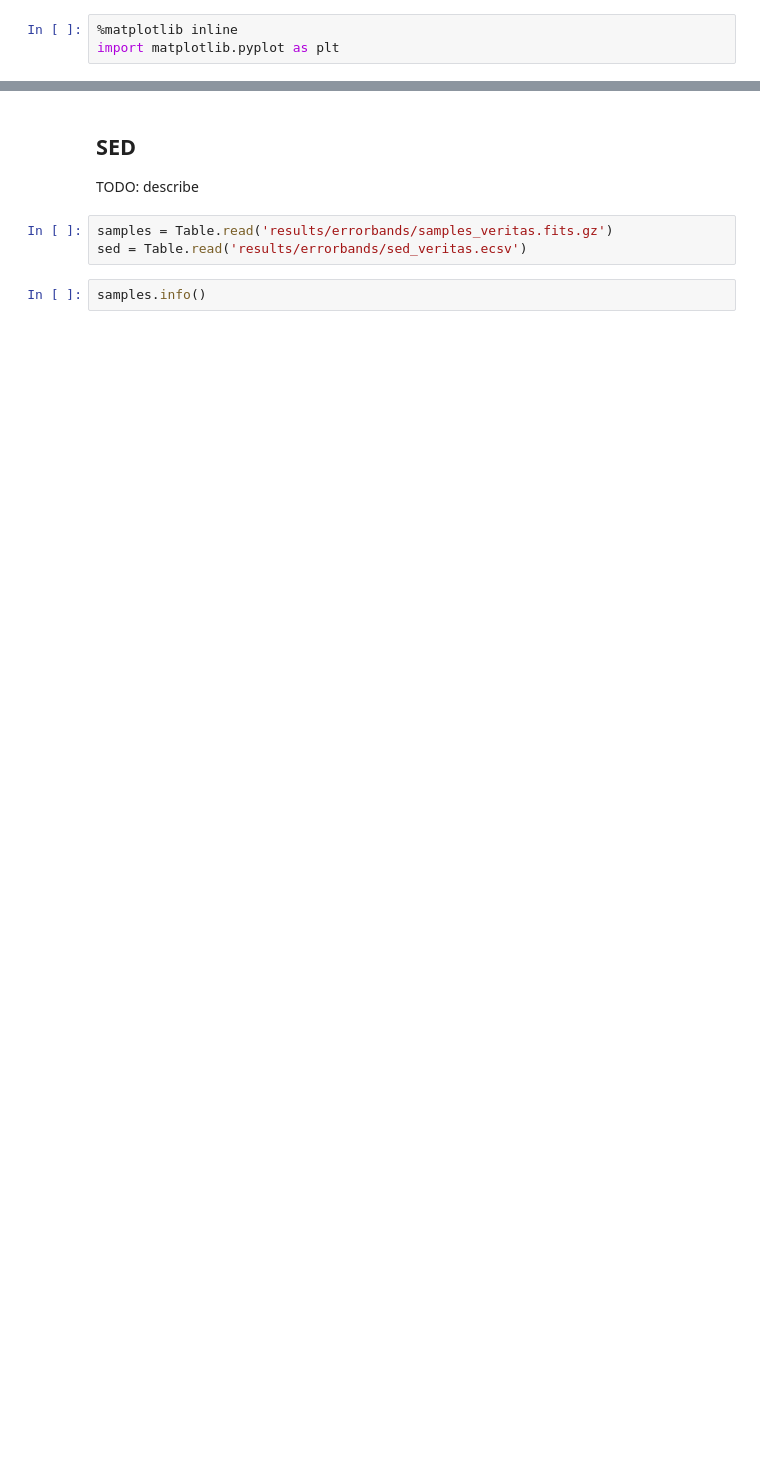
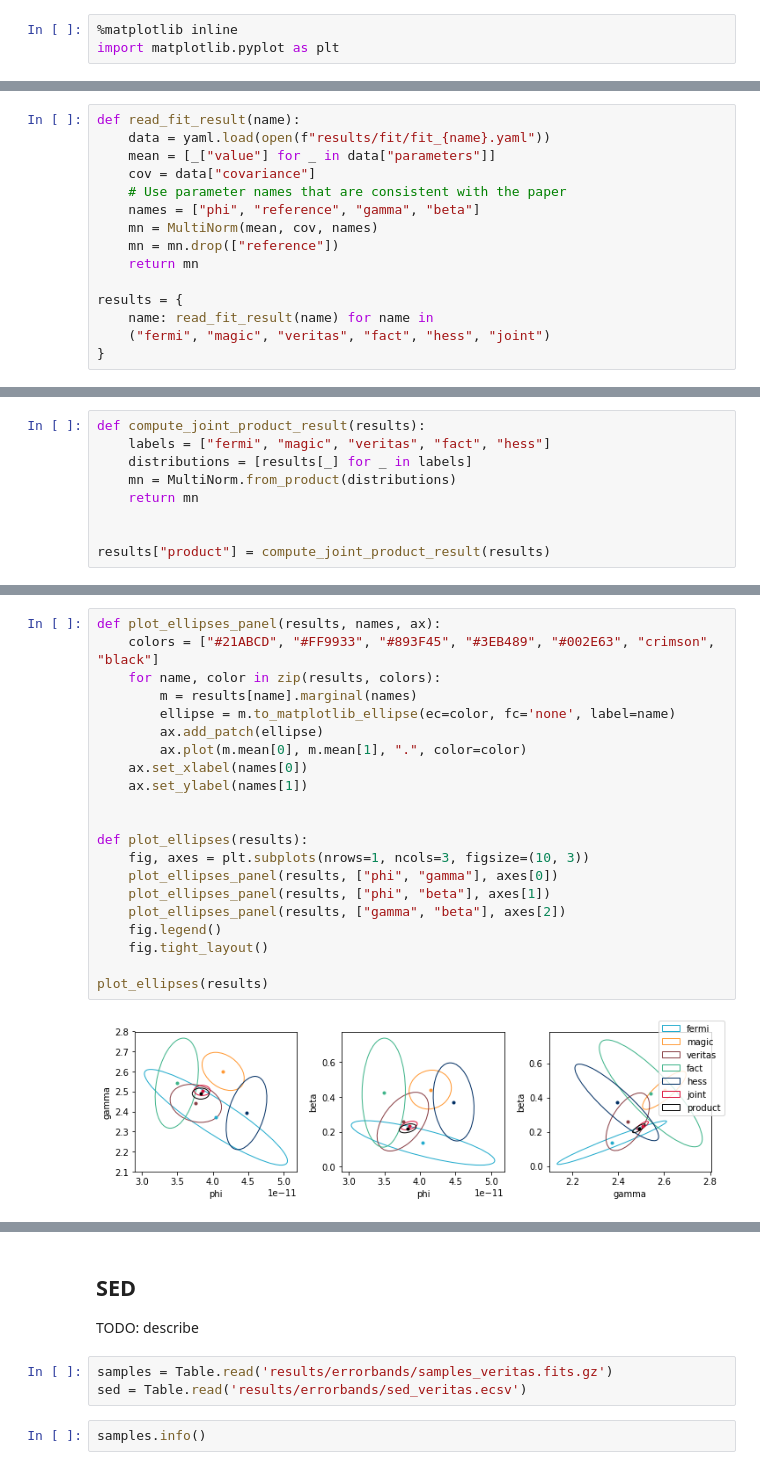
Before and after one commit to open-gamma-ray-astro/joint-crab, a Jupyter notebook: 2_results.ipynb, the cells around one changed output, grey strips where cells are left out. Drawn from its saved outputs; the diff is of its cells as text; blank space fills up the shorter version.

```diff
--- a/2_results.ipynb
+++ b/2_results.ipynb
@@ -46,0 +84,15 @@ list(contours.keys())
+# %%
+def read_fit_result(name):
+    data = yaml.load(open(f"results/fit/fit_{name}.yaml"))
+    mean = [_["value"] for _ in data["parameters"]]
+    cov = data["covariance"]
+    # Use parameter names that are consistent with the paper
+    names = ["phi", "reference", "gamma", "beta"]
+    mn = MultiNorm(mean, cov, names)
+    mn = mn.drop(["reference"])
+    return mn
+
+results = {
+    name: read_fit_result(name) for name in
+    ("fermi", "magic", "veritas", "fact", "hess", "joint")
+}
@@ -46,0 +129,9 @@ list(contours.keys())
+# %%
+def compute_joint_product_result(results):
+    labels = ["fermi", "magic", "veritas", "fact", "hess"]
+    distributions = [results[_] for _ in labels]
+    mn = MultiNorm.from_product(distributions)
+    return mn
+
+
+results["product"] = compute_joint_product_result(results)
@@ -46,0 +158,23 @@ list(contours.keys())
+# %%
+def plot_ellipses_panel(results, names, ax):
+    colors = ["#21ABCD", "#FF9933", "#893F45", "#3EB489", "#002E63", "crimson", "black"]
+    for name, color in zip(results, colors):
+        m = results[name].marginal(names)
+        ellipse = m.to_matplotlib_ellipse(ec=color, fc='none', label=name)
+        ax.add_patch(ellipse)
+        ax.plot(m.mean[0], m.mean[1], ".", color=color)
+    ax.set_xlabel(names[0])
+    ax.set_ylabel(names[1])
+
+
+def plot_ellipses(results):
+    fig, axes = plt.subplots(nrows=1, ncols=3, figsize=(10, 3))
+    plot_ellipses_panel(results, ["phi", "gamma"], axes[0])
+    plot_ellipses_panel(results, ["phi", "beta"], axes[1])
+    plot_ellipses_panel(results, ["gamma", "beta"], axes[2])
+    fig.legend()
+    fig.tight_layout()
+
+plot_ellipses(results)
+# %% [output]
+[figure, added]
```
Also changed, not shown: parts of 24 cells of this notebook.
